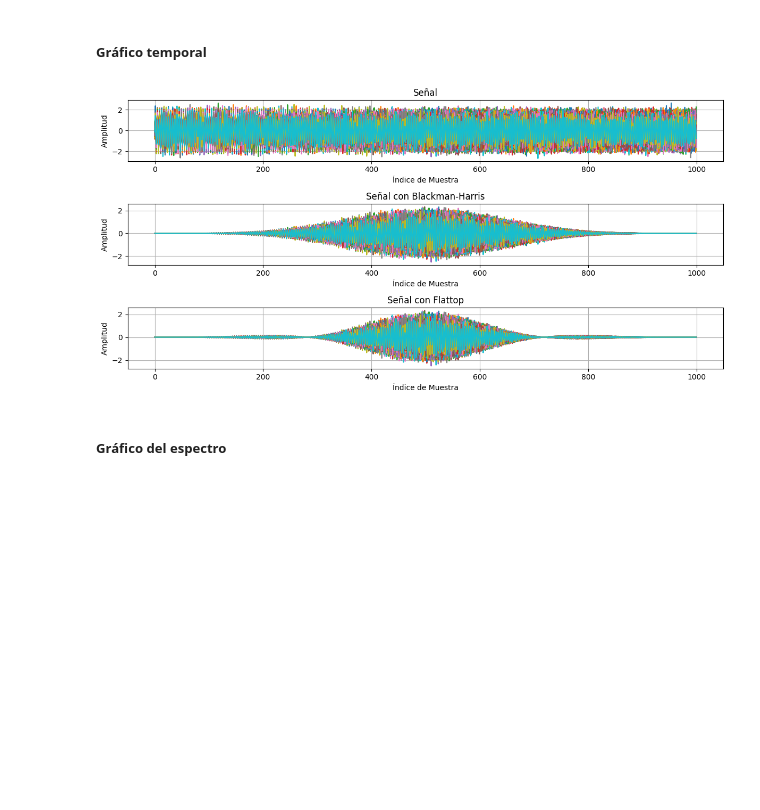
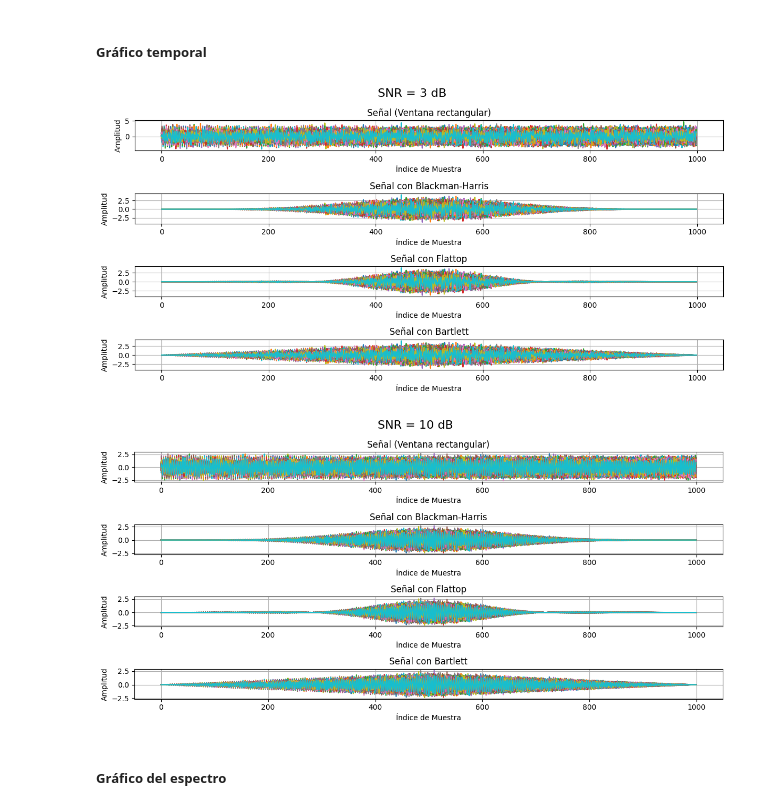
Before and after one commit to Greta-unsam/APS2.0, a Jupyter notebook: Tarea 4/Tarea4.ipynb, the cells around one changed output. Drawn from its saved outputs; the diff is of its cells as text; code cells hidden in the pictures; blank space fills up the shorter version.

```diff
--- a/Tarea 4/Tarea4.ipynb
+++ b/Tarea 4/Tarea4.ipynb
@@ -120,41 +146,89 @@ pruebas_vent_ft = pruebas * ventana_ft[:, np.newaxis]
 # %% [markdown]
 ##### Gráfico temporal
 # %%
+# === Gráfico de señales temporales para SNR = 3 dB ===
 
-# === Gráfico de señales temporales ===
+plt.figure(1, figsize=(12, 6))
 
-plt.figure(1,figsize=(12, 6))
-
-#PRUEBA
-plt.subplot(3, 1, 1)
-plt.plot(n, pruebas[:, :numero_de_pruebas])
-plt.title('Señal')
+# VENTANA RECTANGULAR
+plt.subplot(4, 1, 1)
+plt.plot(n, pruebas_3[:, :numero_de_pruebas])
+plt.title('Señal (Ventana rectangular)')
 plt.xlabel('Índice de Muestra')
 plt.ylabel('Amplitud')
 plt.grid(True)
 
-
-#VENTANA BH
-plt.subplot(3, 1, 2)
-plt.plot(n, pruebas_vent_bh[:, :numero_de_pruebas])
+# VENTANA BLACKMAN-HARRIS
+plt.subplot(4, 1, 2)
+plt.plot(n, pruebas_3_vent_bh[:, :numero_de_pruebas])
 plt.title('Señal con Blackman-Harris')
 plt.xlabel('Índice de Muestra')
 plt.ylabel('Amplitud')
 plt.grid(True)
 
-
-#VENTANA FT
-plt.subplot(3, 1, 3)
-plt.plot(n, pruebas_vent_ft[:, :numero_de_pruebas])
+# VENTANA FLATTOP
+plt.subplot(4, 1, 3)
+plt.plot(n, pruebas_3_vent_ft[:, :numero_de_pruebas])
 plt.title('Señal con Flattop')
 plt.xlabel('Índice de Muestra')
 plt.ylabel('Amplitud')
 plt.grid(True)
 
+# VENTANA BARTLETT
+plt.subplot(4, 1, 4)
+plt.plot(n, pruebas_3_vent_bt[:, :numero_de_pruebas])
+plt.title('Señal con Bartlett')
+plt.xlabel('Índice de Muestra')
+plt.ylabel('Amplitud')
+plt.grid(True)
+
+plt.suptitle('SNR = 3 dB', fontsize=16)
 plt.tight_layout()
 plt.show()
+
+
+# === Gráfico de señales temporales para SNR = 10 dB ===
+
+plt.figure(2, figsize=(12, 6))
+
+# VENTANA RECTANGULAR
+plt.subplot(4, 1, 1)
+plt.plot(n, pruebas_10[:, :numero_de_pruebas])
+plt.title('Señal (Ventana rectangular)')
+plt.xlabel('Índice de Muestra')
+plt.ylabel('Amplitud')
+plt.grid(True)
+
+# VENTANA BLACKMAN-HARRIS
+plt.subplot(4, 1, 2)
+plt.plot(n, pruebas_10_vent_bh[:, :numero_de_pruebas])
+plt.title('Señal con Blackman-Harris')
+plt.xlabel('Índice de Muestra')
+plt.ylabel('Amplitud')
+plt.grid(True)
+
+# VENTANA FLATTOP
+plt.subplot(4, 1, 3)
+plt.plot(n, pruebas_10_vent_ft[:, :numero_de_pruebas])
+plt.title('Señal con Flattop')
+plt.xlabel('Índice de Muestra')
+plt.ylabel('Amplitud')
+plt.grid(True)
+
+# VENTANA BARTLETT
+plt.subplot(4, 1, 4)
+plt.plot(n, pruebas_10_vent_bt[:, :numero_de_pruebas])
+plt.title('Señal con Bartlett')
+plt.xlabel('Índice de Muestra')
+plt.ylabel('Amplitud')
+plt.grid(True)
+
+plt.suptitle('SNR = 10 dB', fontsize=16)
+plt.tight_layout()
+plt.show()
 # %% [output]
-[figure, old version]
+[figure, new version]
+[figure, added]
 # %% [markdown]
 ##### Gráfico del espectro
 # %%
```
Also changed, not shown: parts of 4 cells of this notebook, 1 other file.
